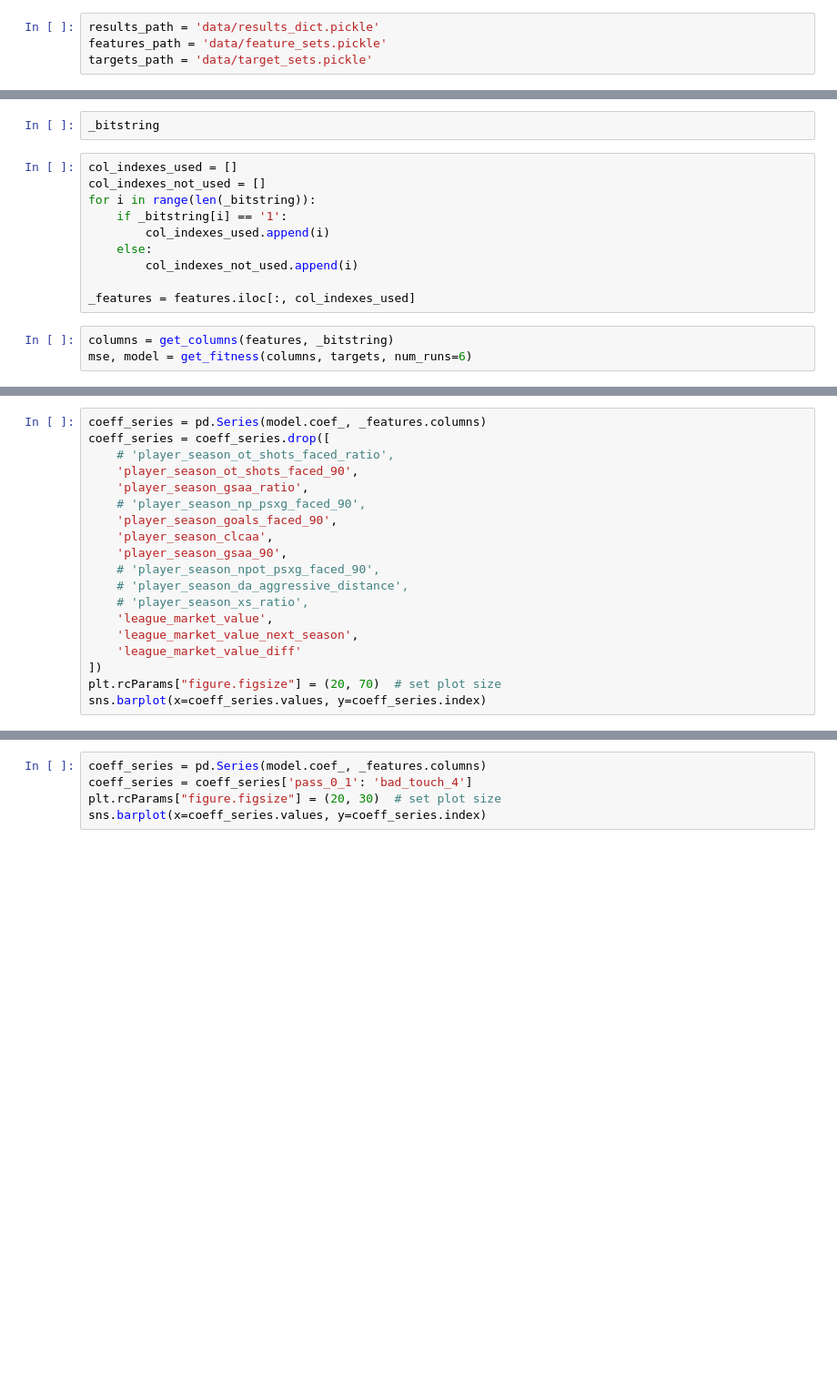
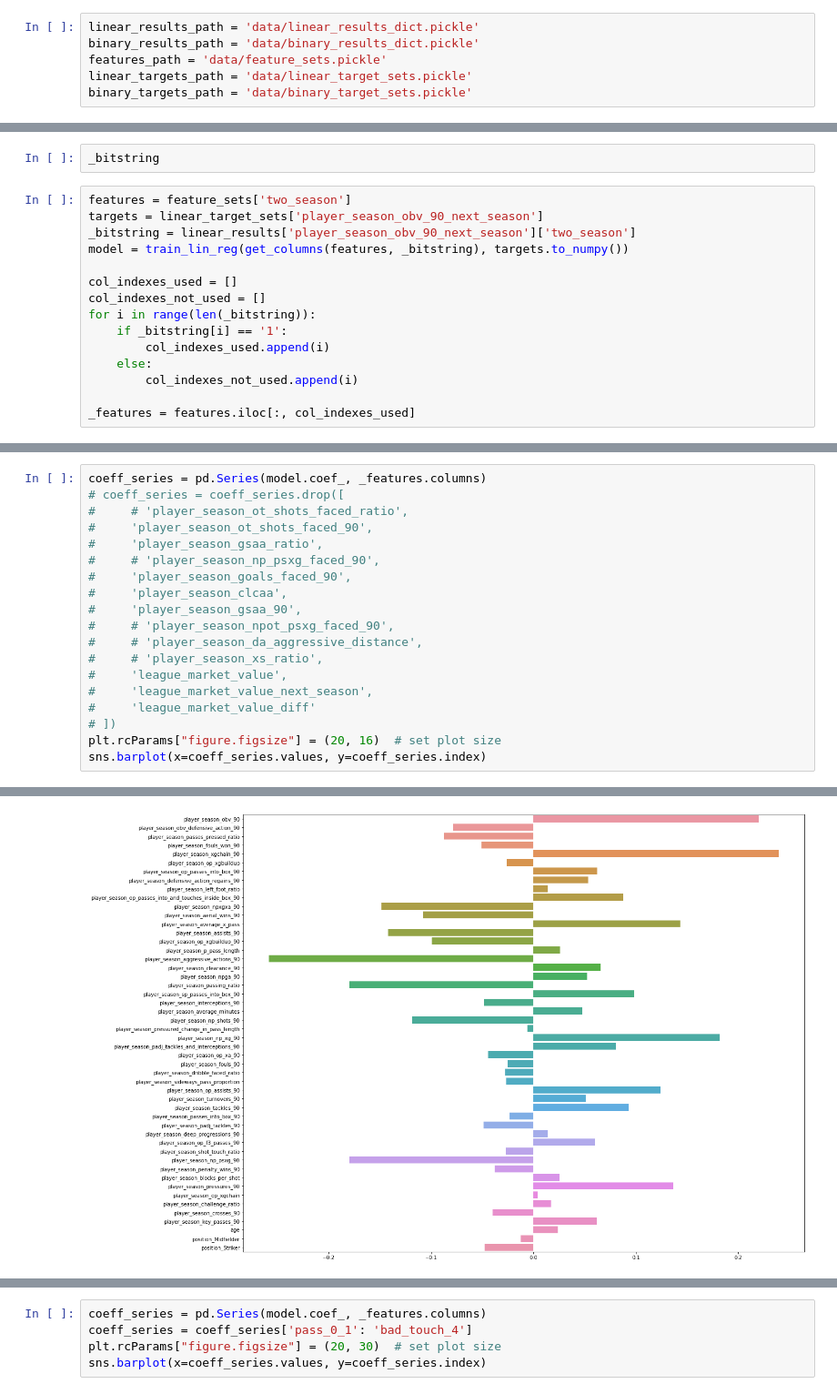
Before and after one commit to markusmkim/GA-feature-selection, a Jupyter notebook: results.ipynb, the cells around one changed output, grey strips where cells are left out. Shown at 91% size. Saved outputs shown, nothing was run; the diff lists cells and outputs as text; blank space fills up the shorter version.

Commit message:
feat selection for player stats

```diff
--- a/results.ipynb
+++ b/results.ipynb
@@ -12,4 +16,6 @@ from visualizers.plotters import plot_evolution
 # %%
-results_path = 'data/results_dict.pickle'
+linear_results_path = 'data/linear_results_dict.pickle'
+binary_results_path = 'data/binary_results_dict.pickle'
 features_path = 'data/feature_sets.pickle'
-targets_path = 'data/target_sets.pickle'
+linear_targets_path = 'data/linear_target_sets.pickle'
+binary_targets_path = 'data/binary_target_sets.pickle'
@@ -50,6 +155,11 @@ _bitstring = results['player_season_obv_90_next_season']['two_season_soccermix_h
 # %%
 _bitstring
 # %%
+features = feature_sets['two_season']
+targets = linear_target_sets['player_season_obv_90_next_season']
+_bitstring = linear_results['player_season_obv_90_next_season']['two_season']
+model = train_lin_reg(get_columns(features, _bitstring), targets.to_numpy())
+
 col_indexes_used = []
 col_indexes_not_used = []
 for i in range(len(_bitstring)):
@@ -59,6 +169,3 @@ for i in range(len(_bitstring)):
         col_indexes_not_used.append(i)
 
 _features = features.iloc[:, col_indexes_used]
-# %%
-columns = get_columns(features, _bitstring)
-mse, model = get_fitness(columns, targets, num_runs=6)
@@ -67,19 +172,20 @@ _features.player_season_ot_shots_faced_90.describe()
 # %%
 coeff_series = pd.Series(model.coef_, _features.columns)
-coeff_series = coeff_series.drop([
-    # 'player_season_ot_shots_faced_ratio',
-    'player_season_ot_shots_faced_90',
-    'player_season_gsaa_ratio',
-    # 'player_season_np_psxg_faced_90',
-    'player_season_goals_faced_90',
-    'player_season_clcaa',
-    'player_season_gsaa_90',
-    # 'player_season_npot_psxg_faced_90',
-    # 'player_season_da_aggressive_distance',
-    # 'player_season_xs_ratio',
-    'league_market_value',
-    'league_market_value_next_season',
-    'league_market_value_diff'
-])
-plt.rcParams["figure.figsize"] = (20, 70)  # set plot size
+# coeff_series = coeff_series.drop([
+#     # 'player_season_ot_shots_faced_ratio',
+#     'player_season_ot_shots_faced_90',
+#     'player_season_gsaa_ratio',
+#     # 'player_season_np_psxg_faced_90',
+#     'player_season_goals_faced_90',
+#     'player_season_clcaa',
+#     'player_season_gsaa_90',
+#     # 'player_season_npot_psxg_faced_90',
+#     # 'player_season_da_aggressive_distance',
+#     # 'player_season_xs_ratio',
+#     'league_market_value',
+#     'league_market_value_next_season',
+#     'league_market_value_diff'
+# ])
+plt.rcParams["figure.figsize"] = (20, 16)  # set plot size
 sns.barplot(x=coeff_series.values, y=coeff_series.index)
+# %% [output]
@@ -85,0 +193 @@ sns.barplot(x=coeff_series.values, y=coeff_series.index)
+[figure, added]
```
Also changed, not shown: parts of 17 cells of this notebook, 2 other files.
